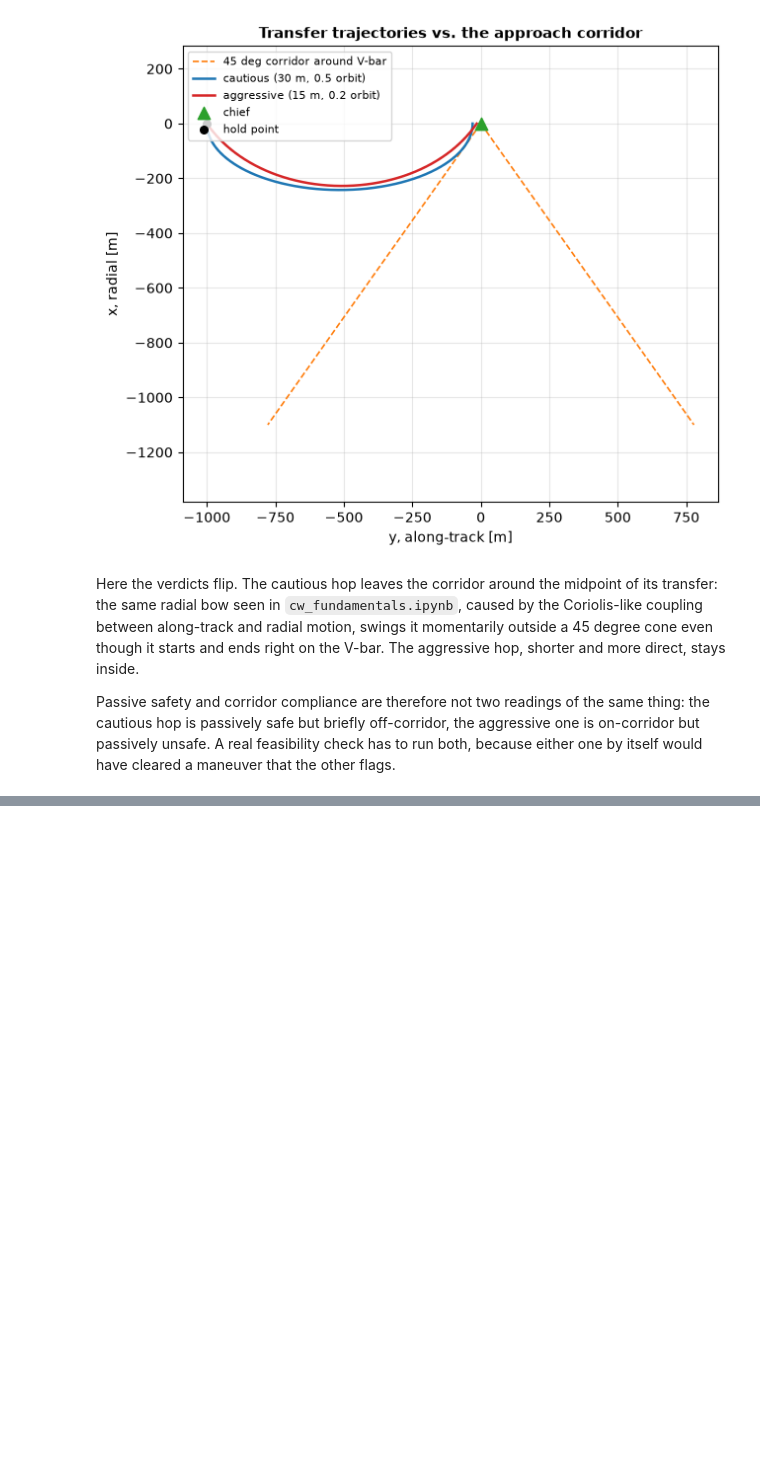
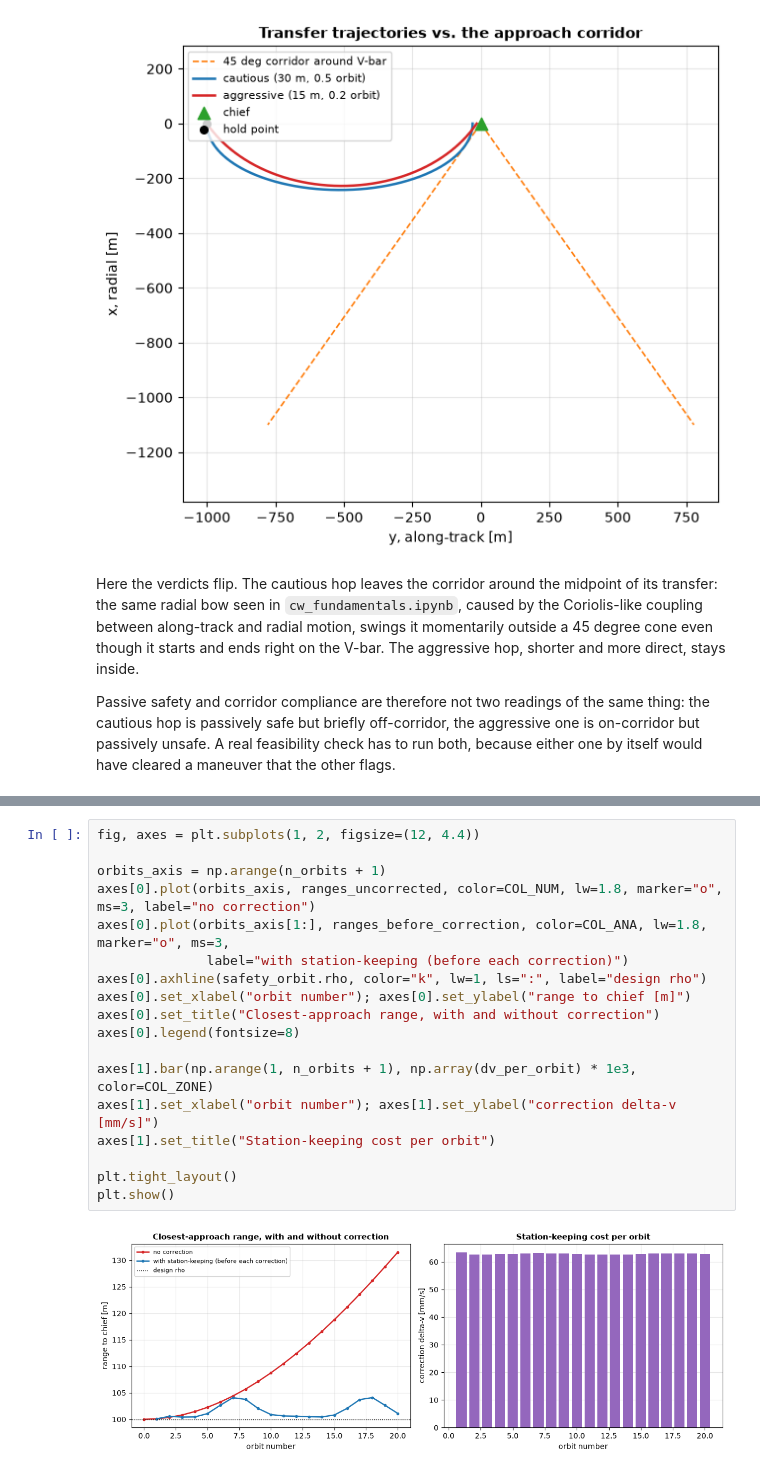
Before and after one commit to giovannifacchinetti99/ios-mission-planner, a Jupyter notebook: examples/safety_fundamentals.ipynb, the cells around one changed output, grey strips where cells are left out. Cells and saved outputs as stored; diff of their text form; blank space fills up the shorter version.

Commit message:
added J2 drift and station keeping

```diff
--- a/examples/safety_fundamentals.ipynb
+++ b/examples/safety_fundamentals.ipynb
@@ -210,0 +295,20 @@ What is still open from the layer 2 plan: how the J2 drift already seen in the r
+# %%
+fig, axes = plt.subplots(1, 2, figsize=(12, 4.4))
+
+orbits_axis = np.arange(n_orbits + 1)
+axes[0].plot(orbits_axis, ranges_uncorrected, color=COL_NUM, lw=1.8, marker="o", ms=3, label="no correction")
+axes[0].plot(orbits_axis[1:], ranges_before_correction, color=COL_ANA, lw=1.8, marker="o", ms=3,
+              label="with station-keeping (before each correction)")
+axes[0].axhline(safety_orbit.rho, color="k", lw=1, ls=":", label="design rho")
+axes[0].set_xlabel("orbit number"); axes[0].set_ylabel("range to chief [m]")
+axes[0].set_title("Closest-approach range, with and without correction")
+axes[0].legend(fontsize=8)
+
+axes[1].bar(np.arange(1, n_orbits + 1), np.array(dv_per_orbit) * 1e3, color=COL_ZONE)
+axes[1].set_xlabel("orbit number"); axes[1].set_ylabel("correction delta-v [mm/s]")
+axes[1].set_title("Station-keeping cost per orbit")
+
+plt.tight_layout()
+plt.show()
+# %% [output]
+[figure, added]
```
Also changed, not shown: parts of 7 cells of this notebook, 2 other files.
